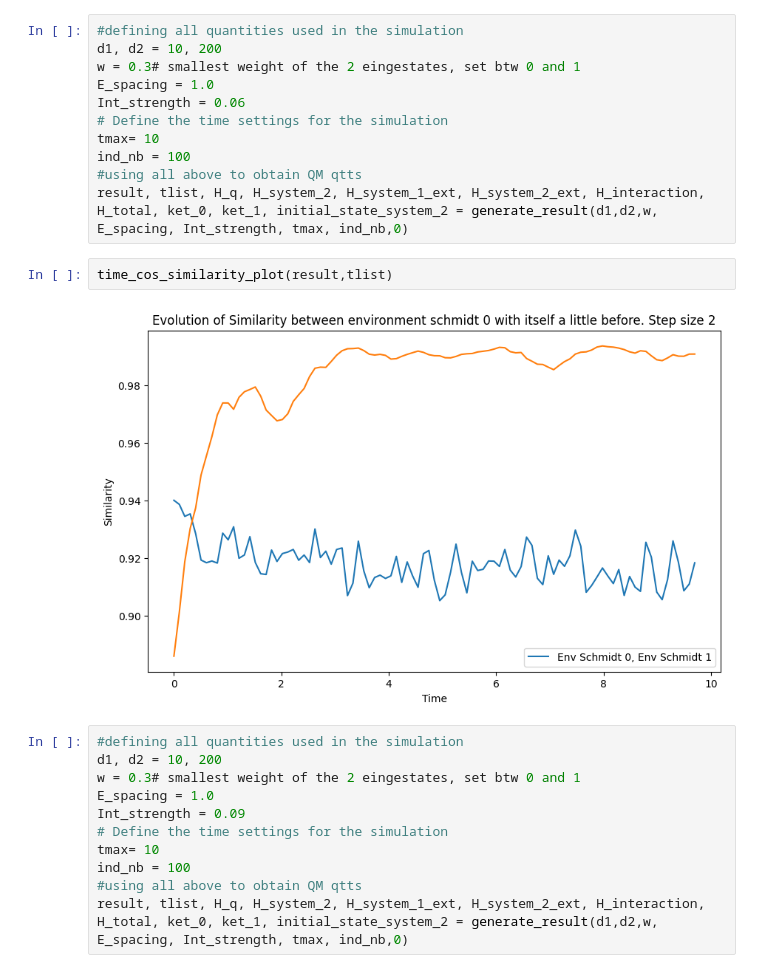
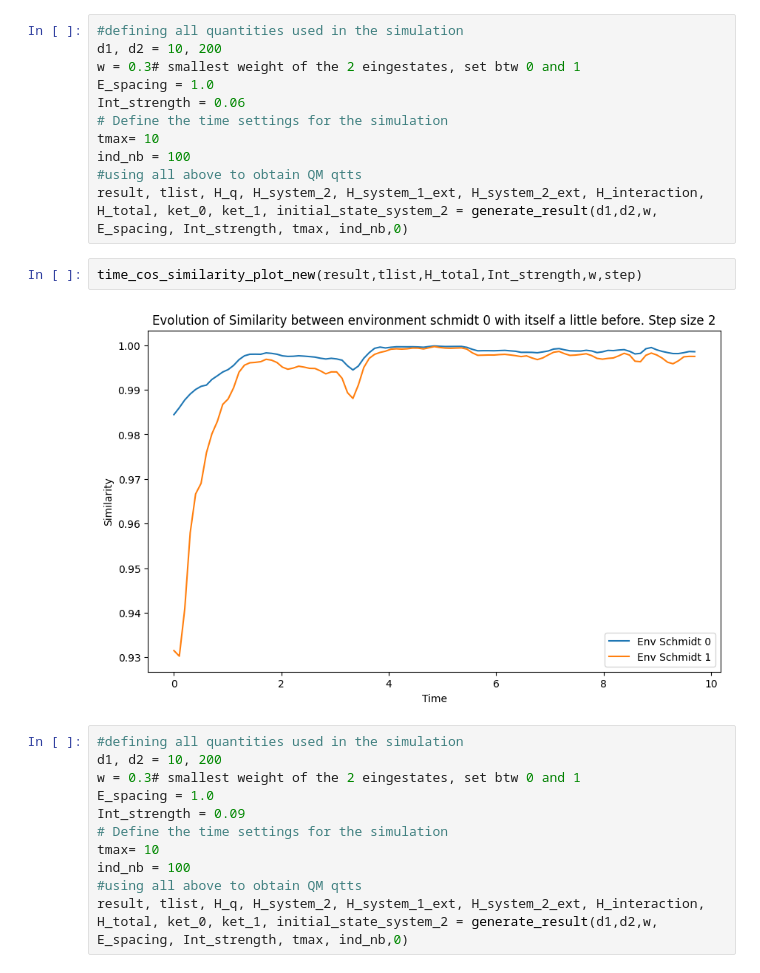
Before and after one commit to MarinAndreGirard/Quantum_Branching, a Jupyter notebook: similarity.ipynb, the cells around one changed output. Saved outputs shown, nothing was run; the diff lists cells and outputs as text.

```diff
--- a/similarity.ipynb
+++ b/similarity.ipynb
@@ -43,10 +64,10 @@ tmax= 10
 ind_nb = 100
 #using all above to obtain QM qtts
 result, tlist, H_q, H_system_2, H_system_1_ext, H_system_2_ext, H_interaction, H_total, ket_0, ket_1, initial_state_system_2 = generate_result(d1,d2,w, E_spacing, Int_strength, tmax, ind_nb,0)
-# %%
-time_cos_similarity_plot(result,tlist)
-# %% [output]
-[figure, removed]
+# %%
+time_cos_similarity_plot_new(result,tlist,H_total,Int_strength,w,step)
+# %% [output]
+[figure, added]
 # %%
 #defining all quantities used in the simulation
 d1, d2 = 10, 200
```
Also changed, not shown: parts of 12 cells of this notebook, 1 other file.
